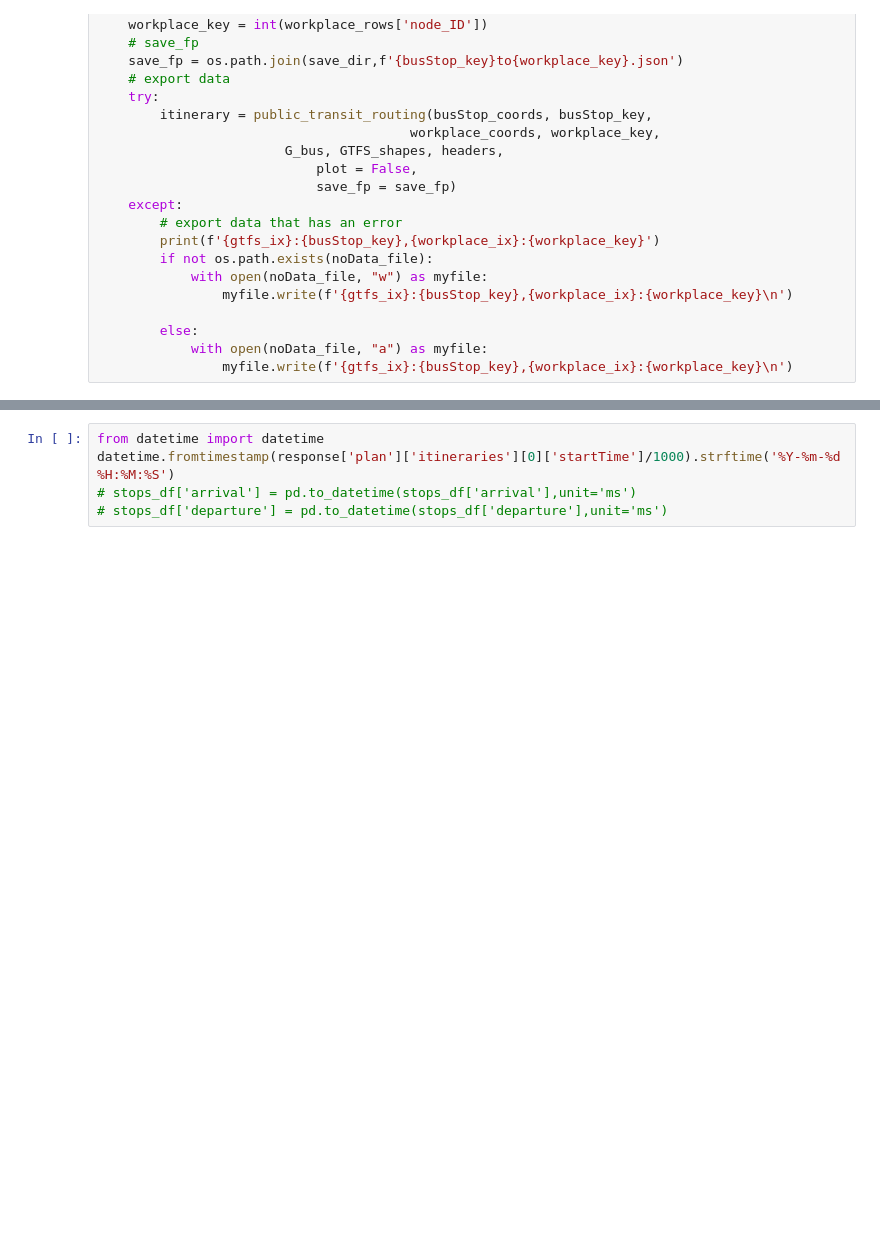
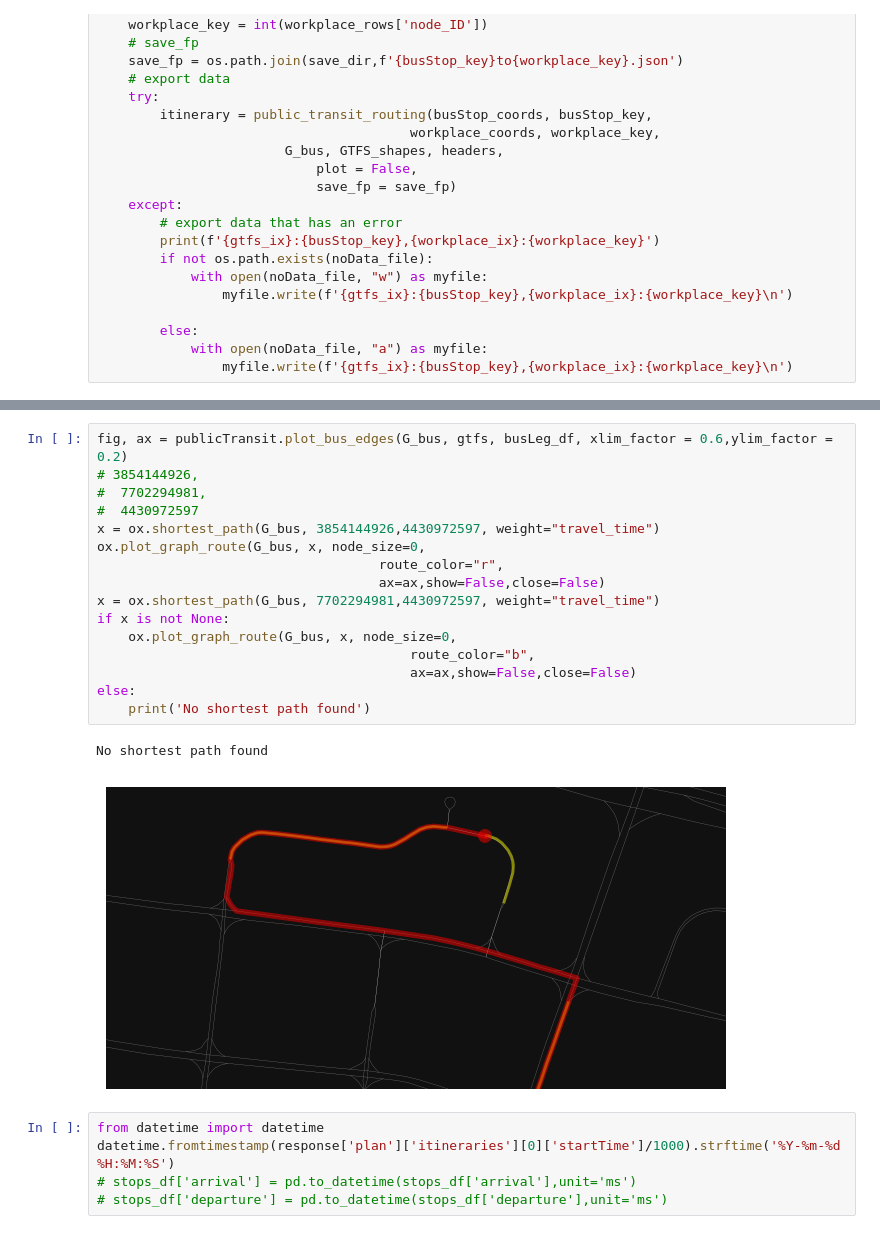
Before and after one commit to pakhuiying/NCCS_analysis, a Jupyter notebook: OneMap_API.ipynb, the cells around one changed output, grey strips where cells are left out. Drawn from its saved outputs; the diff is of its cells as text; blank space fills up the shorter version.

```diff
--- a/OneMap_API.ipynb
+++ b/OneMap_API.ipynb
@@ -341,3 +500,22 @@ response['plan']['itineraries'][0]['legs'][1]
+# %%
+fig, ax = publicTransit.plot_bus_edges(G_bus, gtfs, busLeg_df, xlim_factor = 0.6,ylim_factor = 0.2)
+# 3854144926,
+#  7702294981,
+#  4430972597
+x = ox.shortest_path(G_bus, 3854144926,4430972597, weight="travel_time")
+ox.plot_graph_route(G_bus, x, node_size=0,
+                                    route_color="r",
+                                    ax=ax,show=False,close=False)
+x = ox.shortest_path(G_bus, 7702294981,4430972597, weight="travel_time")
+if x is not None:
+    ox.plot_graph_route(G_bus, x, node_size=0,
+                                        route_color="b",
+                                        ax=ax,show=False,close=False)
+else:
+    print('No shortest path found')
+# %% [output]
+No shortest path found
+[figure, added]
 # %%
 from datetime import datetime
 datetime.fromtimestamp(response['plan']['itineraries'][0]['startTime']/1000).strftime('%Y-%m-%d %H:%M:%S')
```
Also changed, not shown: parts of 11 cells of this notebook, 3 other files.
